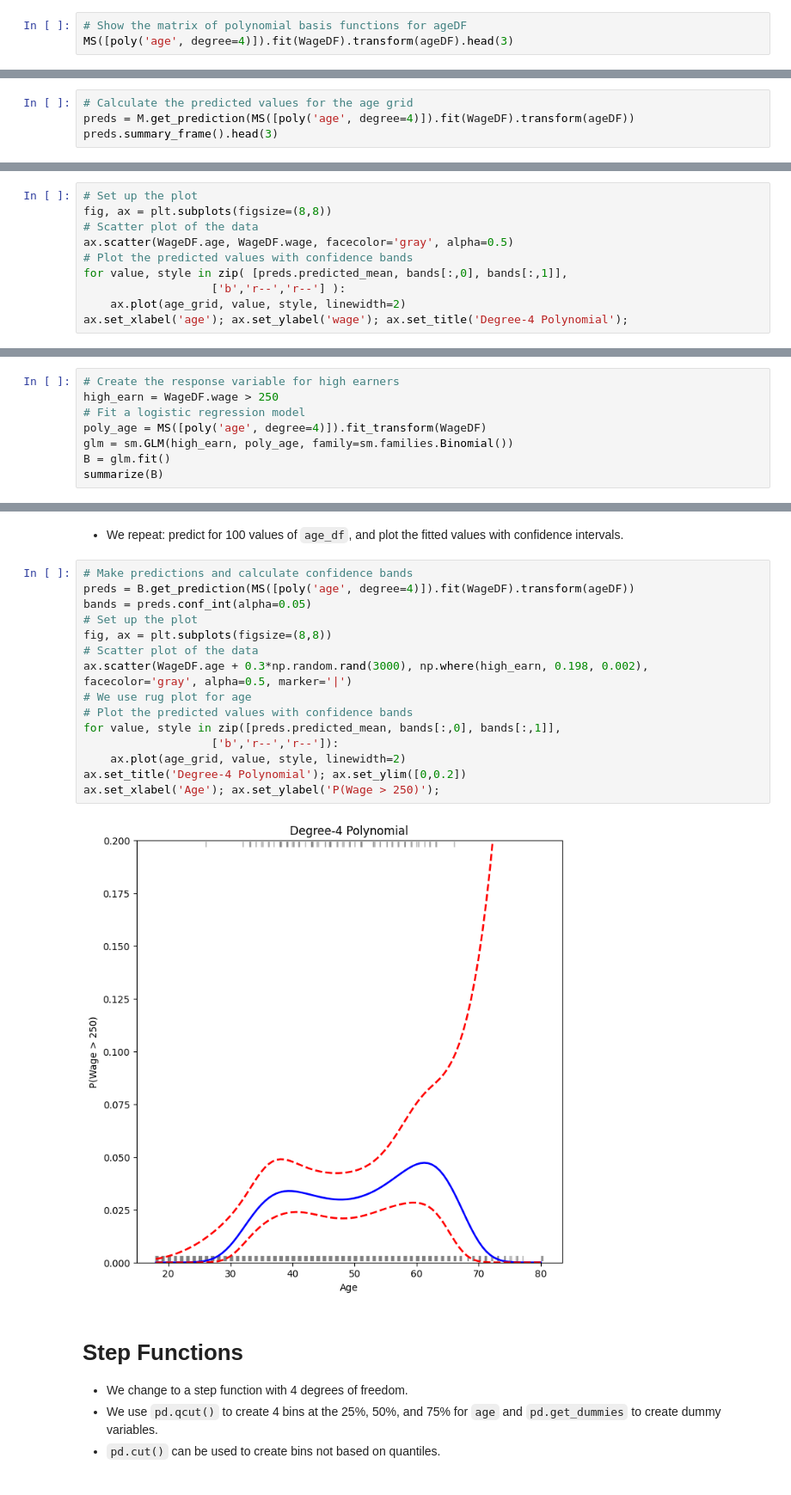
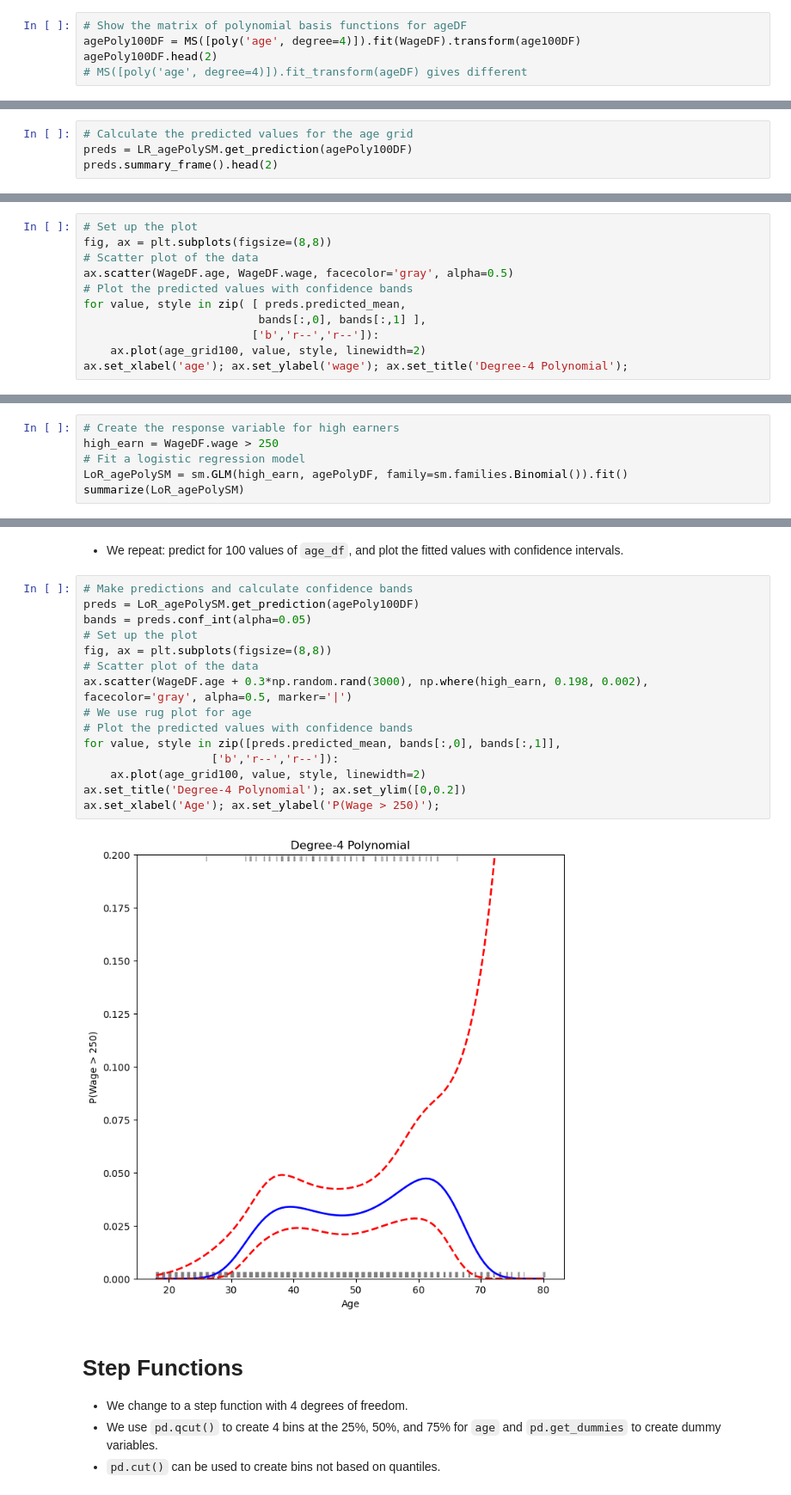
Before and after one commit to htdbui/ISLP_Lab, a Jupyter notebook: Wage.ipynb, the cells around one changed output, grey strips where cells are left out. Shown at 86% size. Saved outputs shown, nothing was run; the diff lists cells and outputs as text.

```diff
--- a/Wage.ipynb
+++ b/Wage.ipynb
@@ -93,6 +88,8 @@ ageDF.head(3)
 # %%
 # Show the matrix of polynomial basis functions for ageDF
-MS([poly('age', degree=4)]).fit(WageDF).transform(ageDF).head(3)
+agePoly100DF = MS([poly('age', degree=4)]).fit(WageDF).transform(age100DF)
+agePoly100DF.head(2)
+# MS([poly('age', degree=4)]).fit_transform(ageDF) gives different
 # %% [output]
 |  | intercept | poly(age, degree=4)[0] | poly(age, degree=4)[1] | poly(age, degree=4)[2] | poly(age, degree=4)[3] |
 | 0 | 1.0 | -0.038625 | 0.055909 | -0.071741 | 0.086730 |
@@ -102,7 +98,7 @@ MS([poly('age', degree=4)]).fit(WageDF).transform(ageDF).head(3)
 - We plot the fitted values with confidence intervals.
 # %%
 # Calculate the predicted values for the age grid
-preds = M.get_prediction(MS([poly('age', degree=4)]).fit(WageDF).transform(ageDF))
-preds.summary_frame().head(3)
+preds = LR_agePolySM.get_prediction(agePoly100DF)
+preds.summary_frame().head(2)
 # %% [output]
 |  | mean | mean_se | mean_ci_lower | mean_ci_upper | obs_ci_lower | obs_ci_upper |
@@ -123,8 +117,9 @@ fig, ax = plt.subplots(figsize=(8,8))
 # Scatter plot of the data
 ax.scatter(WageDF.age, WageDF.wage, facecolor='gray', alpha=0.5)
 # Plot the predicted values with confidence bands
-for value, style in zip( [preds.predicted_mean, bands[:,0], bands[:,1]],
-                   ['b','r--','r--'] ):
-    ax.plot(age_grid, value, style, linewidth=2)
+for value, style in zip( [ preds.predicted_mean,
+                          bands[:,0], bands[:,1] ],
+                         ['b','r--','r--']):
+    ax.plot(age_grid100, value, style, linewidth=2)
 ax.set_xlabel('age'); ax.set_ylabel('wage'); ax.set_title('Degree-4 Polynomial');
 # %% [output]
@@ -231,10 +221,8 @@ anova_lm(*[sm.OLS(WageDF.wage, X_).fit() for X_ in XEs])
 # Create the response variable for high earners
 high_earn = WageDF.wage > 250
 # Fit a logistic regression model
-poly_age = MS([poly('age', degree=4)]).fit_transform(WageDF)
-glm = sm.GLM(high_earn, poly_age, family=sm.families.Binomial())
-B = glm.fit()
-summarize(B)
+LoR_agePolySM = sm.GLM(high_earn, agePolyDF, family=sm.families.Binomial()).fit()
+summarize(LoR_agePolySM)
 # %% [output]
 |  | coef | std err | z | P>|z| |
 | intercept | -4.3012 | 0.345 | -12.457 | 0.000 |
@@ -246,21 +234,21 @@ summarize(B)
 - We repeat: predict for 100 values of `age_df`, and plot the fitted values with confidence intervals.
 # %%
 # Make predictions and calculate confidence bands
-preds = B.get_prediction(MS([poly('age', degree=4)]).fit(WageDF).transform(ageDF))
+preds = LoR_agePolySM.get_prediction(agePoly100DF)
 bands = preds.conf_int(alpha=0.05)
 # Set up the plot
 fig, ax = plt.subplots(figsize=(8,8))
 # Scatter plot of the data
 ax.scatter(WageDF.age + 0.3*np.random.rand(3000), np.where(high_earn, 0.198, 0.002), facecolor='gray', alpha=0.5, marker='|')
 # We use rug plot for age
 # Plot the predicted values with confidence bands
 for value, style in zip([preds.predicted_mean, bands[:,0], bands[:,1]],
                    ['b','r--','r--']):
-    ax.plot(age_grid, value, style, linewidth=2)
+    ax.plot(age_grid100, value, style, linewidth=2)
 ax.set_title('Degree-4 Polynomial'); ax.set_ylim([0,0.2])
 ax.set_xlabel('Age'); ax.set_ylabel('P(Wage > 250)');
 # %% [output]
-[figure, old version]
+[figure, new version]
 # %% [markdown]
 # Step Functions
 - We change to a step function with 4 degrees of freedom.
```
Also changed, not shown: parts of 60 cells of this notebook.
